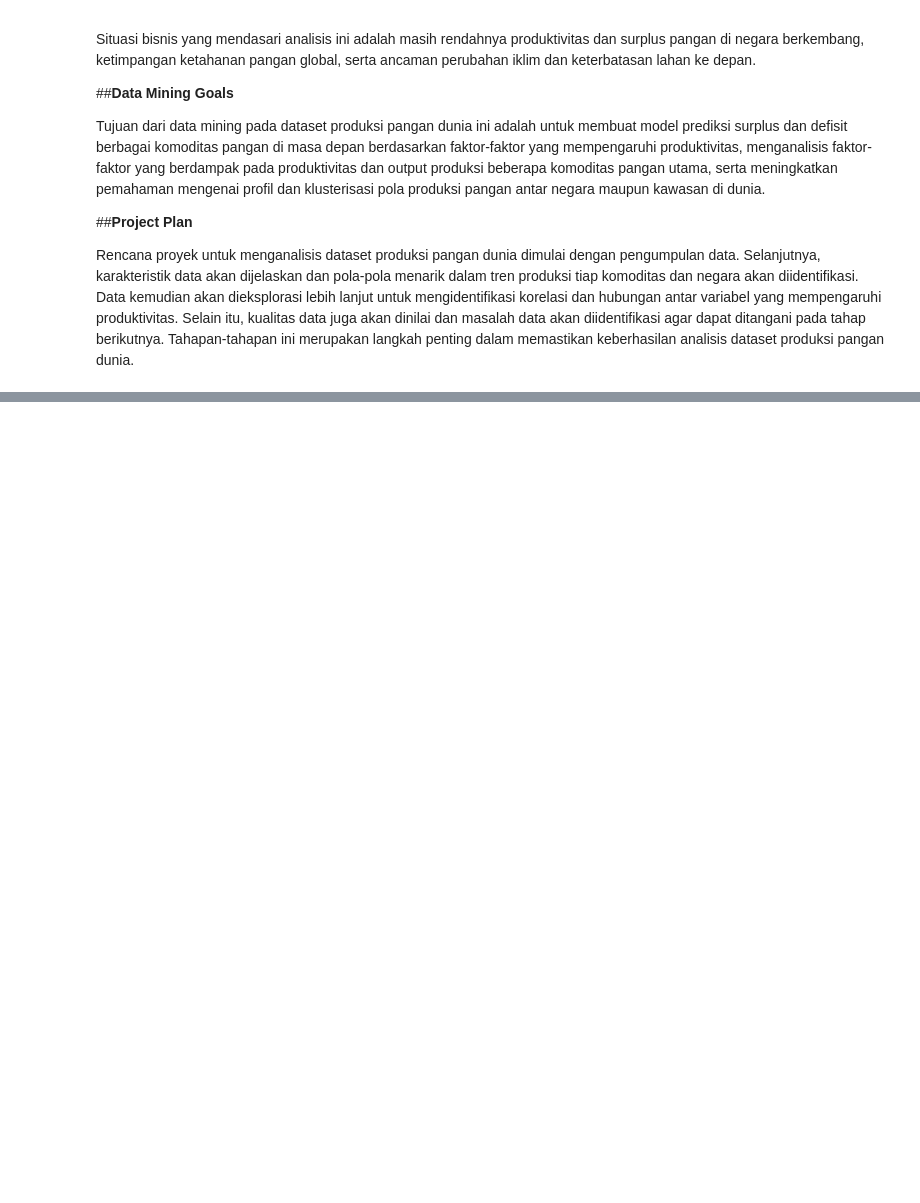
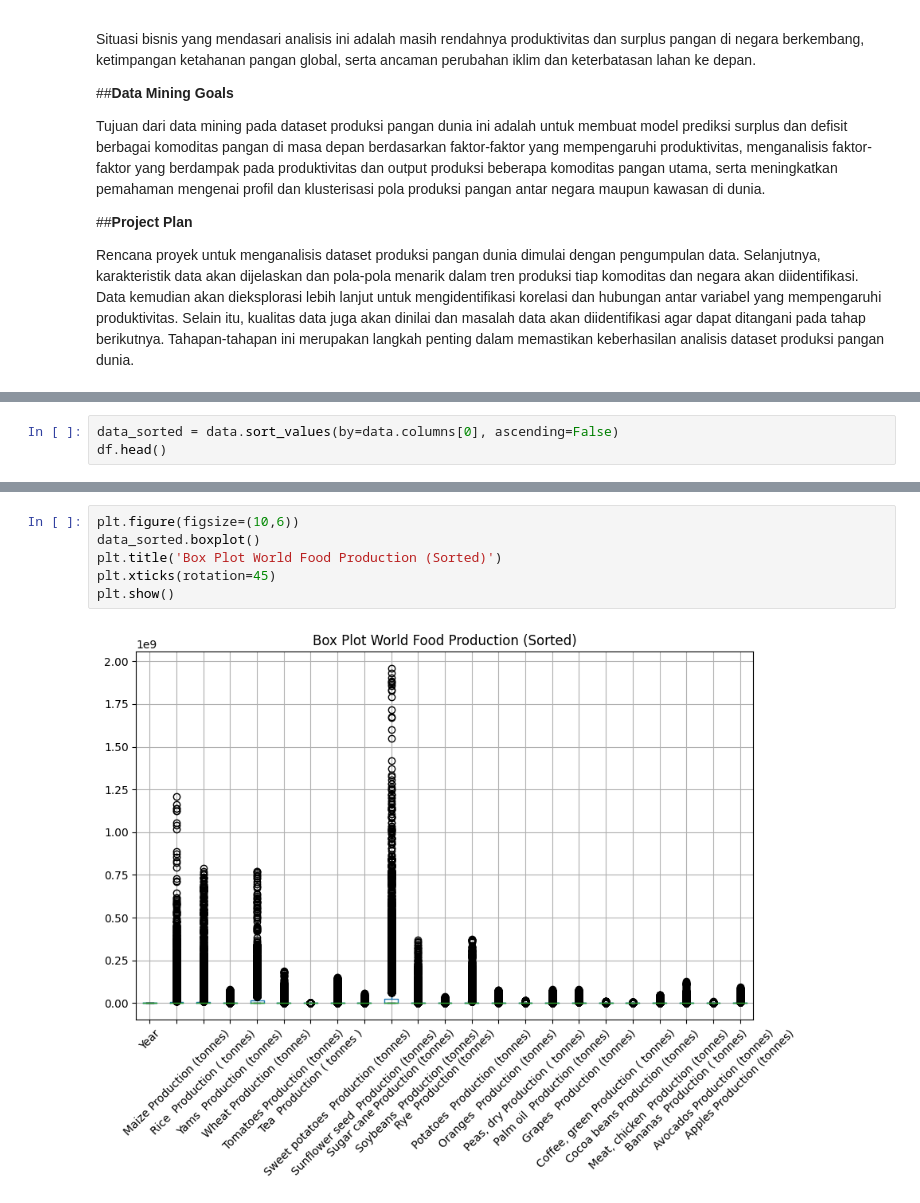
Before and after one commit to Brizah/Data-Mining, a Jupyter notebook: Analisis_Produksi_Pangan.ipynb, the cells around one changed output, grey strips where cells are left out. Drawn from its saved outputs; the diff is of its cells as text; blank space fills up the shorter version.

```diff
--- a/Analisis_Produksi_Pangan.ipynb
+++ b/Analisis_Produksi_Pangan.ipynb
@@ -22,0 +211,3 @@ Rencana proyek untuk menganalisis dataset produksi pangan dunia dimulai dengan p
+# %%
+data_sorted = data.sort_values(by=data.columns[0], ascending=False)
+df.head()
@@ -22,0 +222,8 @@ Rencana proyek untuk menganalisis dataset produksi pangan dunia dimulai dengan p
+# %%
+plt.figure(figsize=(10,6))
+data_sorted.boxplot()
+plt.title('Box Plot World Food Production (Sorted)')
+plt.xticks(rotation=45)
+plt.show()
+# %% [output]
+[figure, added]
```
Also changed, not shown: parts of 43 cells of this notebook.
